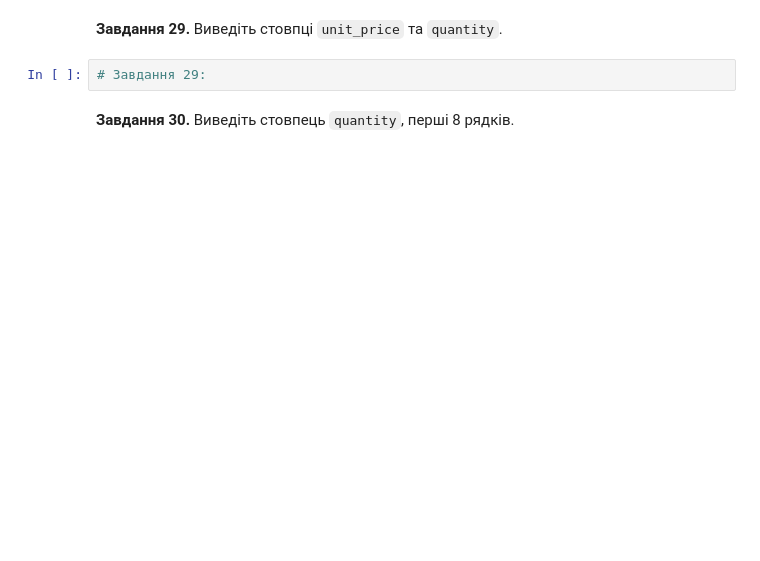
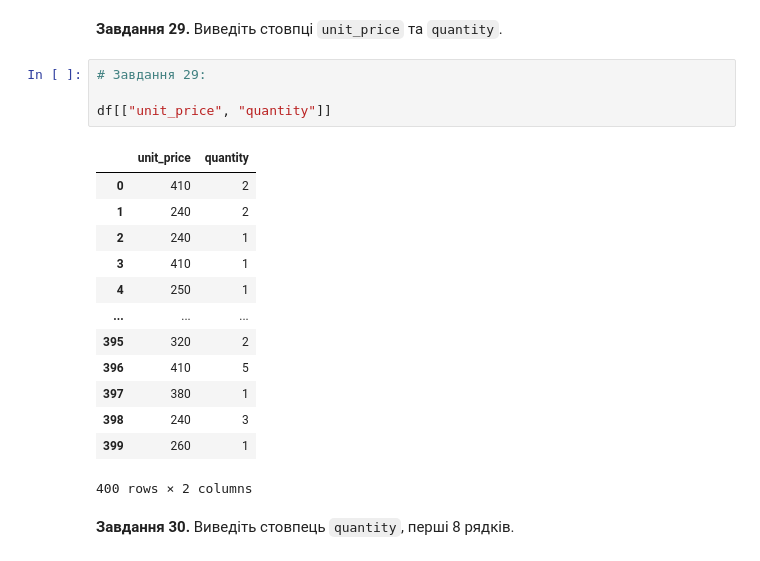
Before and after one commit to Wilson1994/DTA-2026, a Jupyter notebook: homework/pandas_practice_120.ipynb, the cells around one changed output. Drawn from its saved outputs; the diff is of its cells as text; blank space fills up the shorter version.

```diff
--- a/homework/pandas_practice_120.ipynb
+++ b/homework/pandas_practice_120.ipynb
@@ -426,6 +531,22 @@ df.
 **Завдання 29.** Виведіть стовпці `unit_price` та `quantity`.
 # %%
 # Завдання 29:
+
+df[["unit_price", "quantity"]]
+# %% [output]
+|  | unit_price | quantity |
+| 0 | 410 | 2 |
+| 1 | 240 | 2 |
+| 2 | 240 | 1 |
+| 3 | 410 | 1 |
+| 4 | 250 | 1 |
+| ... | ... | ... |
+| 395 | 320 | 2 |
+| 396 | 410 | 5 |
+| 397 | 380 | 1 |
+| 398 | 240 | 3 |
+| 399 | 260 | 1 |
+400 rows × 2 columns
 # %% [markdown]
 **Завдання 30.** Виведіть стовпець `quantity`, перші 8 рядків.
 # %%
```
Also changed, not shown: parts of 12 cells of this notebook.
